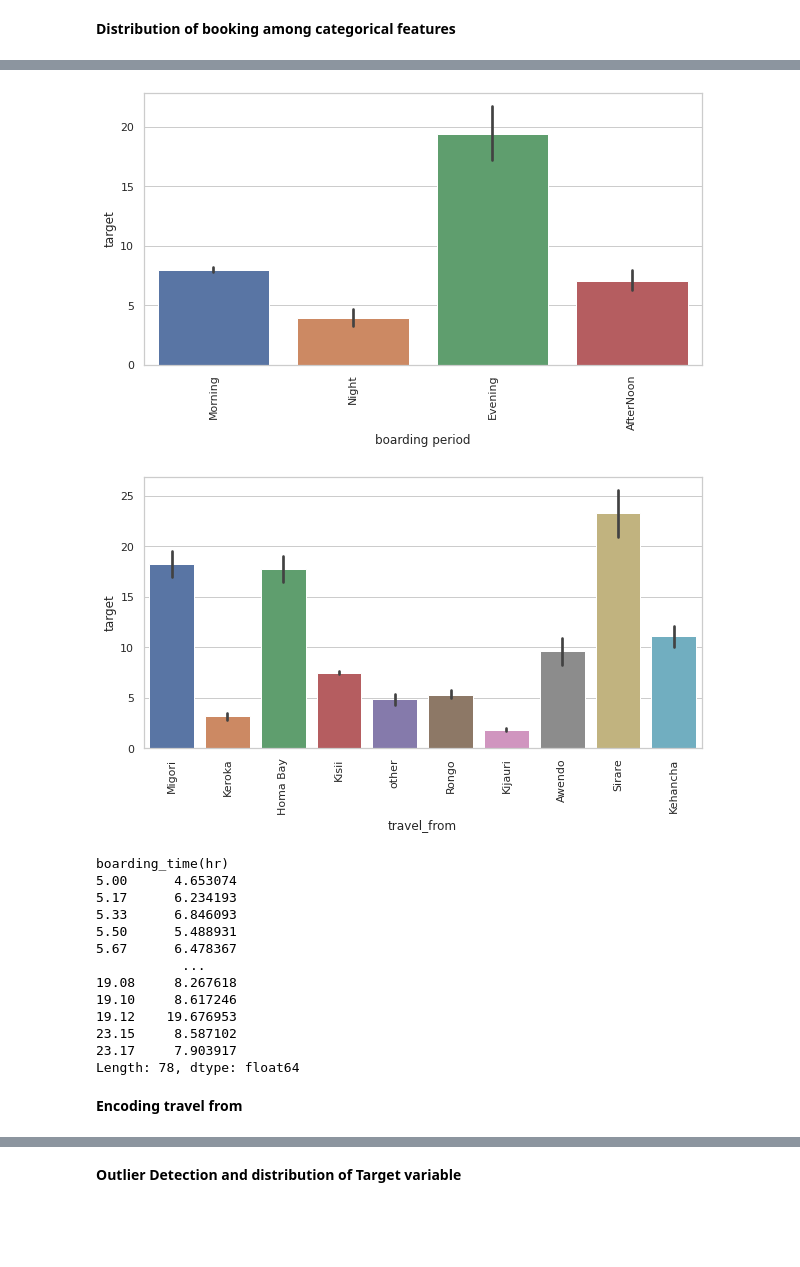
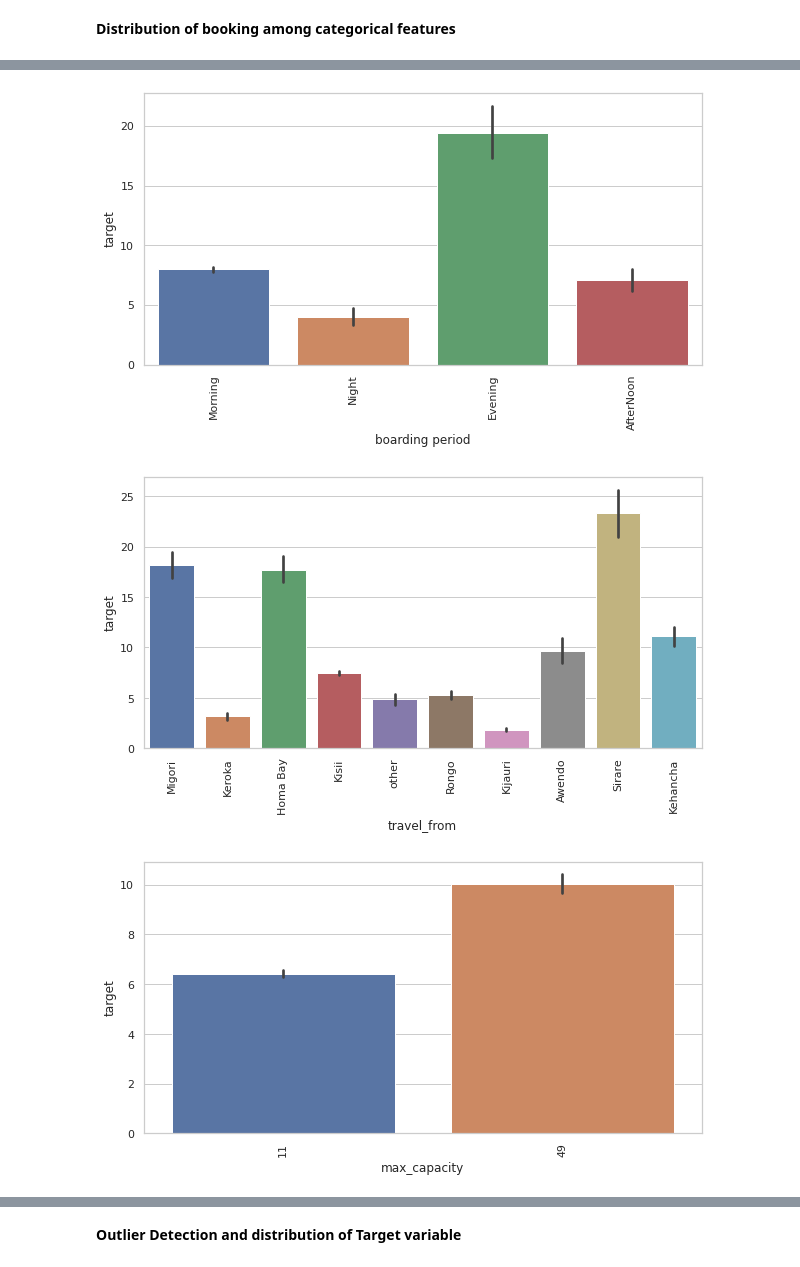
Before and after one commit to sudeep-009/Transport-Demand-Prediction-Regression-Capstone-Project, a Jupyter notebook: Copy_of_Demand_Prediction_for_Public_Transport_Capstone_Project.ipynb, the cells around one changed output, grey strips where cells are left out. Saved outputs shown, nothing was run; the diff lists cells and outputs as text; code cells hidden in the pictures; blank space fills up the shorter version.

```diff
--- a/Copy_of_Demand_Prediction_for_Public_Transport_Capstone_Project.ipynb
+++ b/Copy_of_Demand_Prediction_for_Public_Transport_Capstone_Project.ipynb
@@ -415,44 +440,19 @@ for i in time_features:
 **Distribution of booking among categorical features**
 # %%
 # FEATURES
-features = ['day_of_week','month','quarter','is_weekend','boarding_time(hr)','day_of_month','boarding period','travel_from']
+features = ['day_of_week','month','quarter','is_weekend','boarding_time(hr)','day_of_month','boarding period','travel_from','max_capacity']
 for i in features:
   plt.figure(figsize=(10,5))
   sns.barplot(x=transform_df[i],y=transform_df['target'])
   plt.xticks(rotation=90)
   plt.show()
 # %% [output]
 [figure]
 [figure]
 [figure]
 [figure]
 [figure]
 [figure]
 [figure]
 [figure]
+[figure, added]
-# %%
-#mean encoding boarding time
-mean = transform_df['target'].mean()
-mean_encode = transform_df.groupby(['boarding_time(hr)'])['target'].agg(['count','mean'])
-counts = mean_encode['count']
-means = mean_encode['mean']
-weight = 100
-smooth = (counts*means + weight*mean)/(counts+weight)
-print(smooth)
-transform_df.loc[:,'mean_of_bookingTime'] = transform_df['boarding_time(hr)'].map(smooth)
-# %% [output]
-boarding_time(hr)
-5.00      4.653074
-5.17      6.234193
-5.33      6.846093
-5.50      5.488931
-5.67      6.478367
-           ...
-19.08     8.267618
-19.10     8.617246
-19.12    19.676953
-23.15     8.587102
-23.17     7.903917
-Length: 78, dtype: float64
-# %% [markdown]
-**Encoding travel from**
```
Also changed, not shown: parts of 41 cells of this notebook.
